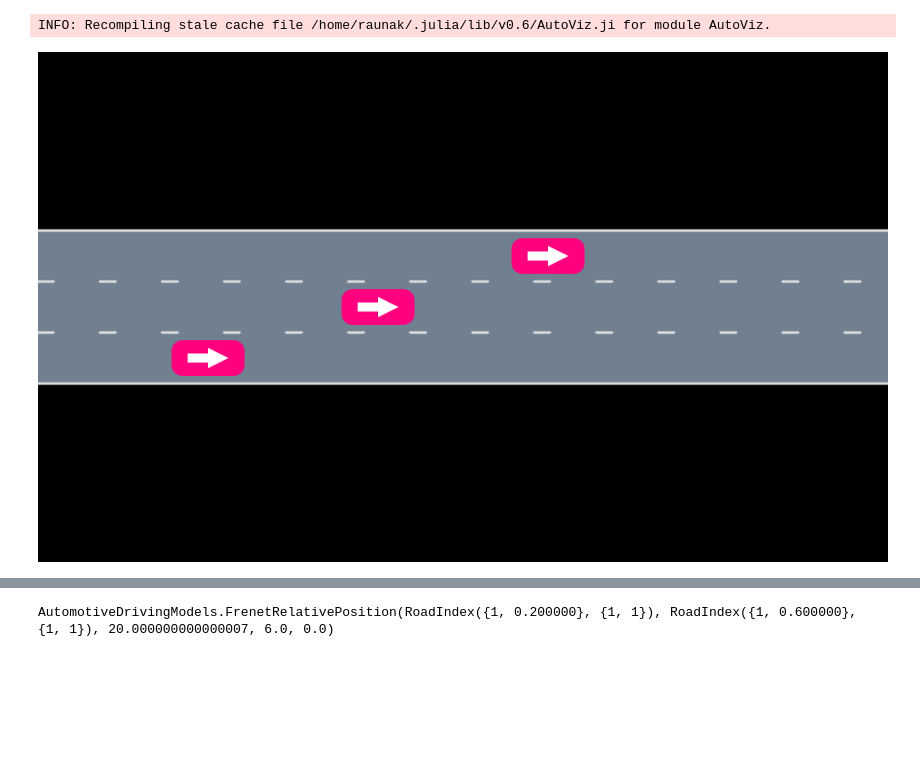
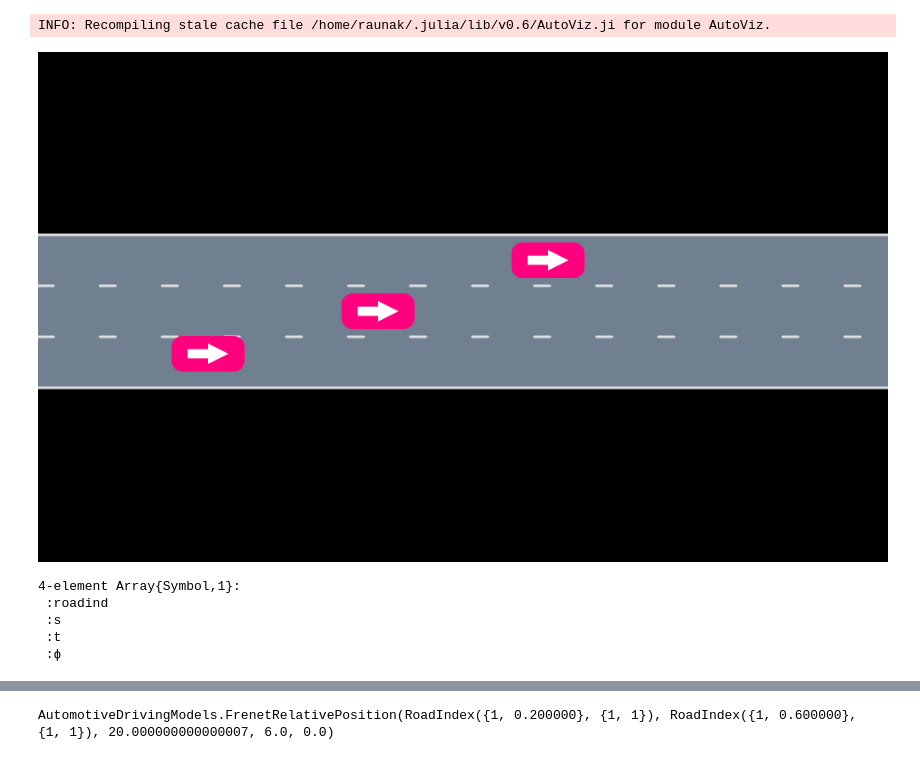
Before and after one commit to raunakbh92/ngsim_env, a Jupyter notebook: scripts/imitation/projections.ipynb, the cells around one changed output, grey strips where cells are left out. Drawn from its saved outputs; the diff is of its cells as text; code cells hidden in the pictures; blank space fills up the shorter version.

```diff
--- a/scripts/imitation/projections.ipynb
+++ b/scripts/imitation/projections.ipynb
@@ -19,15 +19,23 @@ INFO: Recompiling stale cache file /home/raunak/.julia/lib/v0.6/AutoViz.ji for m
 # %%
 roadway = gen_straight_roadway(3, 50.0) # 2 lanes 50m
 scene = Scene()
-state1 = VehicleState(Frenet(roadway[LaneTag(1,1)],10.0), roadway, 10.0)
+state1 = VehicleState(Frenet(roadway[LaneTag(1,1)],10.0,0.5), roadway, 10.0)
 veh1 = Vehicle(state1, VehicleDef(), 1)
 state2 = VehicleState(Frenet(roadway[LaneTag(1,2)],20.0), roadway, 10.0)
 veh2 = Vehicle(state2, VehicleDef(), 2)
 state3 = VehicleState(Frenet(roadway[LaneTag(1,3)],30.0), roadway, 10.0)
 veh3 = Vehicle(state3, VehicleDef(), 3)
 push!(scene, veh1)
 push!(scene, veh2)
 push!(scene, veh3)
 render(scene, roadway, cam=FitToContentCamera(0.))
 # %% [output]
-[figure, old version]
+[figure, new version]
+# %%
+fieldnames(veh1.state.posF)
+# %% [output]
+4-element Array{Symbol,1}:
+ :roadind
+ :s
+ :t
+ :ϕ
```
Also changed, not shown: parts of 12 cells of this notebook, 2 other files.
